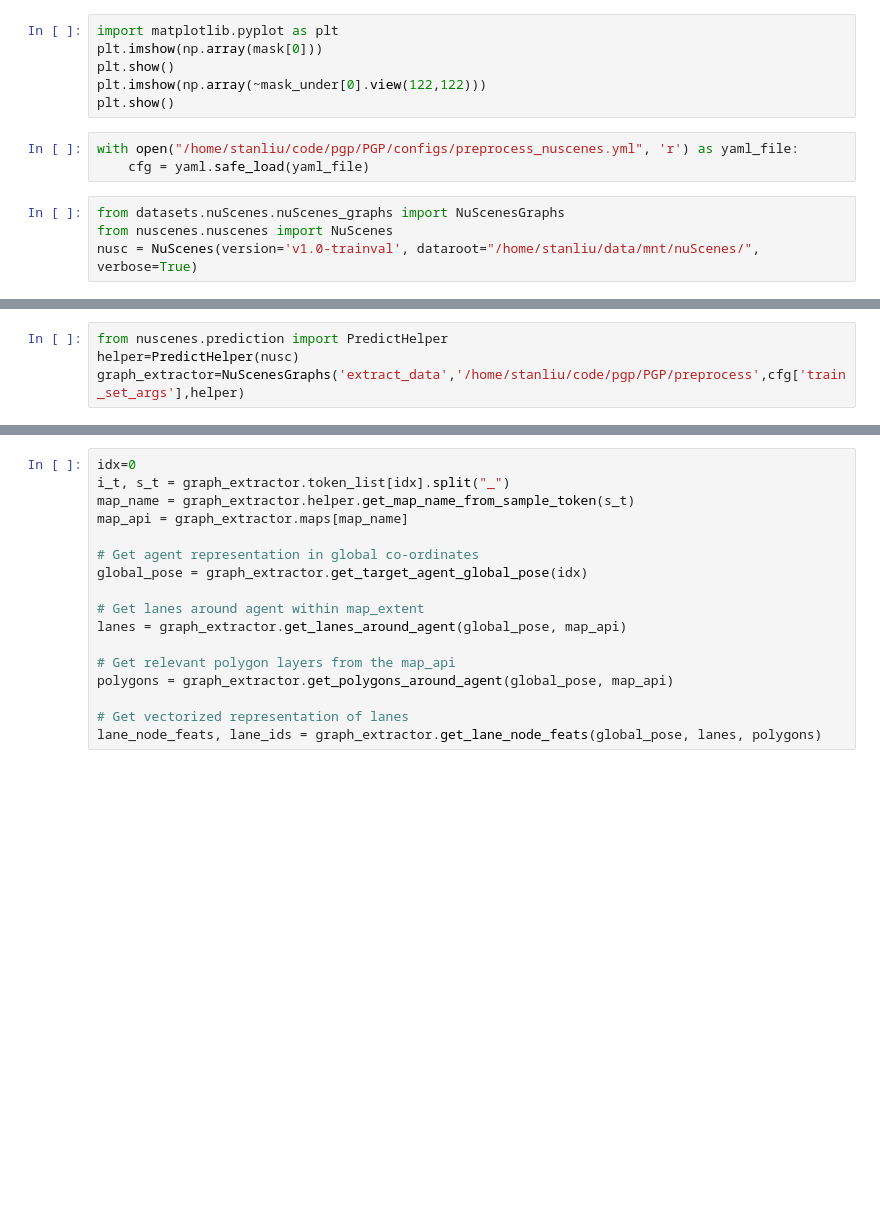
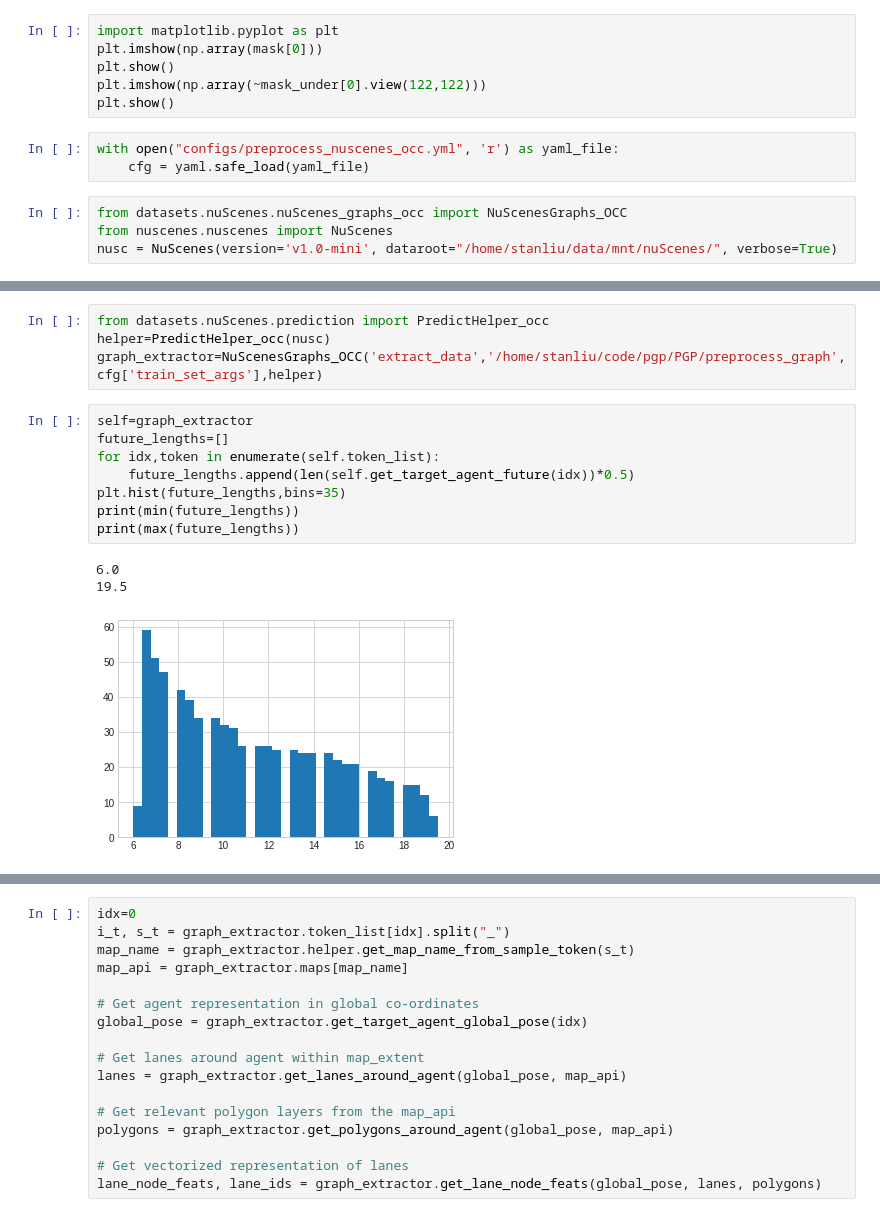
Before and after one commit to tudelft-iv-students/offline-tracking-with-object-permanence, a Jupyter notebook: test.ipynb, the cells around one changed output, grey strips where cells are left out. Drawn from its saved outputs; the diff is of its cells as text; blank space fills up the shorter version.

```diff
--- a/test.ipynb
+++ b/test.ipynb
@@ -1198,9 +1713,9 @@ plt.show()
 plt.imshow(np.array(~mask_under[0].view(122,122)))
 plt.show()
 # %%
-with open("/home/stanliu/code/pgp/PGP/configs/preprocess_nuscenes.yml", 'r') as yaml_file:
+with open("configs/preprocess_nuscenes_occ.yml", 'r') as yaml_file:
     cfg = yaml.safe_load(yaml_file)
 # %%
-from datasets.nuScenes.nuScenes_graphs import NuScenesGraphs
+from datasets.nuScenes.nuScenes_graphs_occ import NuScenesGraphs_OCC
 from nuscenes.nuscenes import NuScenes
-nusc = NuScenes(version='v1.0-trainval', dataroot="/home/stanliu/data/mnt/nuScenes/", verbose=True)
+nusc = NuScenes(version='v1.0-mini', dataroot="/home/stanliu/data/mnt/nuScenes/", verbose=True)
@@ -1207,4 +1740,16 @@ nusc = NuScenes(version='v1.0-trainval', dataroot="/home/stanliu/data/mnt/nuScen
 # %%
-from nuscenes.prediction import PredictHelper
-helper=PredictHelper(nusc)
-graph_extractor=NuScenesGraphs('extract_data','/home/stanliu/code/pgp/PGP/preprocess',cfg['train_set_args'],helper)
+from datasets.nuScenes.prediction import PredictHelper_occ
+helper=PredictHelper_occ(nusc)
+graph_extractor=NuScenesGraphs_OCC('extract_data','/home/stanliu/code/pgp/PGP/preprocess_graph',cfg['train_set_args'],helper)
+# %%
+self=graph_extractor
+future_lengths=[]
+for idx,token in enumerate(self.token_list):
+    future_lengths.append(len(self.get_target_agent_future(idx))*0.5)
+plt.hist(future_lengths,bins=35)
+print(min(future_lengths))
+print(max(future_lengths))
+# %% [output]
+6.0
+19.5
+[figure, added]
```
Also changed, not shown: parts of 82 cells of this notebook, 38 other files.
